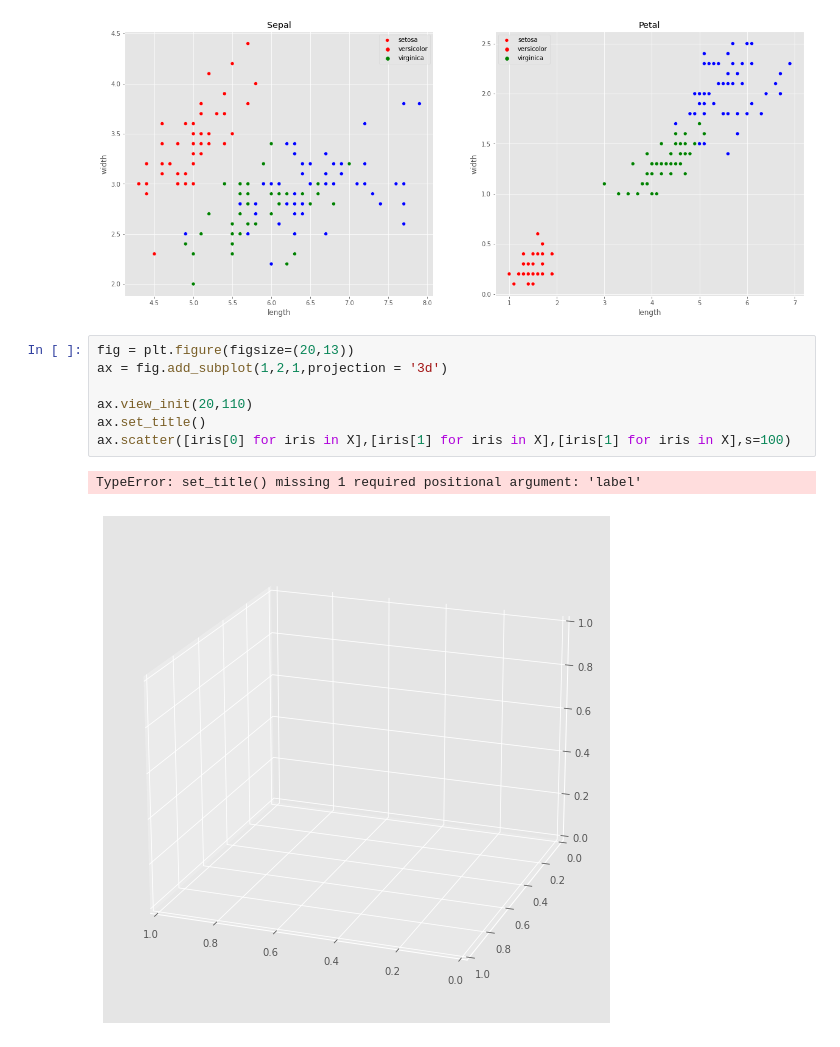
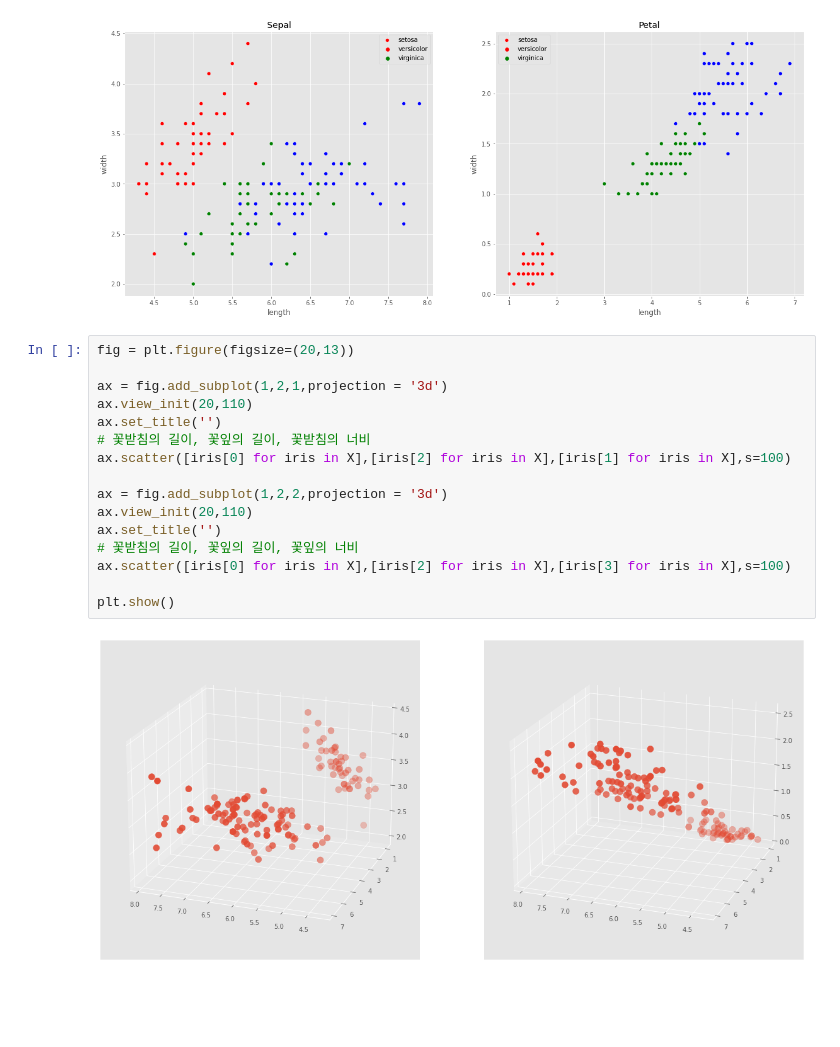
Before and after one commit to bigdataleeky/python, a Jupyter notebook: 20220411/20220411_iris.ipynb, the cells around one changed output. Cells and saved outputs as stored; diff of their text form; blank space fills up the shorter version.

```diff
--- a/20220411/20220411_iris.ipynb
+++ b/20220411/20220411_iris.ipynb
@@ -130,11 +130,19 @@ plt.show()
 [figure]
 # %%
 fig = plt.figure(figsize=(20,13))
+
 ax = fig.add_subplot(1,2,1,projection = '3d')
+ax.view_init(20,110)
+ax.set_title('')
+# 꽃받침의 길이, 꽃잎의 길이, 꽃받침의 너비
+ax.scatter([iris[0] for iris in X],[iris[2] for iris in X],[iris[1] for iris in X],s=100)
 
+ax = fig.add_subplot(1,2,2,projection = '3d')
 ax.view_init(20,110)
-ax.set_title()
-ax.scatter([iris[0] for iris in X],[iris[1] for iris in X],[iris[1] for iris in X],s=100)
+ax.set_title('')
+# 꽃받침의 길이, 꽃잎의 길이, 꽃잎의 너비
+ax.scatter([iris[0] for iris in X],[iris[2] for iris in X],[iris[3] for iris in X],s=100)
+
+plt.show()
 # %% [output]
-TypeError: set_title() missing 1 required positional argument: 'label'
-[figure, old version]
+[figure, new version]
```
Also changed, not shown: parts of 21 cells of this notebook.
